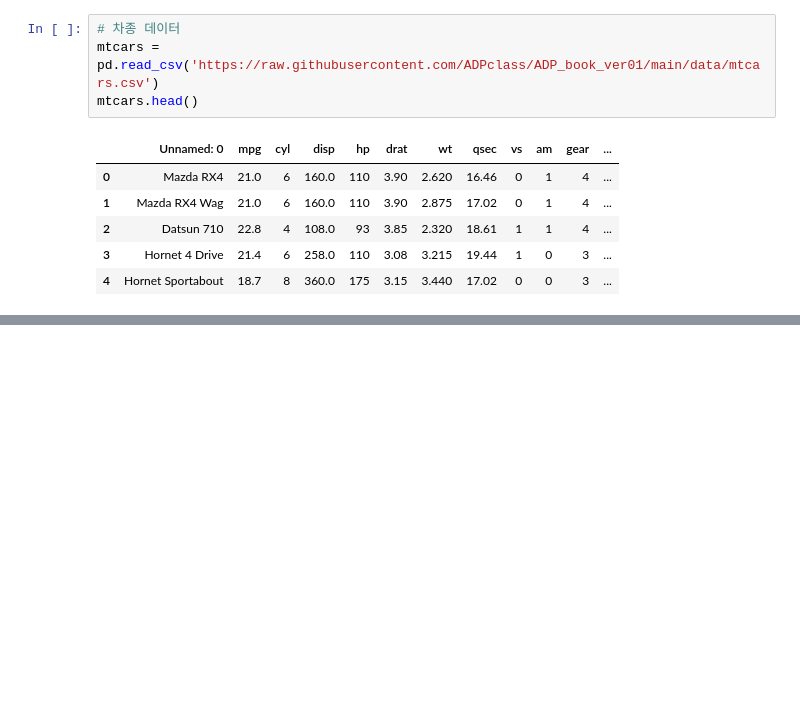
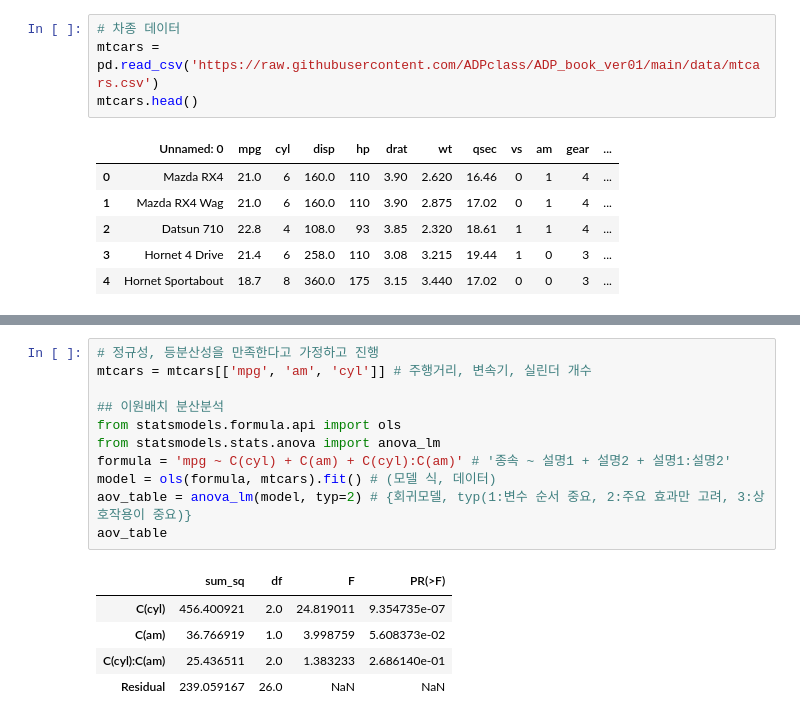
Before and after one commit to sai-with/ADP_prac, a Jupyter notebook: statics/ANOVA.ipynb, the cells around one changed output, grey strips where cells are left out. Cells and saved outputs as stored; diff of their text form; blank space fills up the shorter version.

```diff
--- a/statics/ANOVA.ipynb
+++ b/statics/ANOVA.ipynb
@@ -147,0 +164,17 @@ mtcars.head()
+# %%
+# 정규성, 등분산성을 만족한다고 가정하고 진행
+mtcars = mtcars[['mpg', 'am', 'cyl']] # 주행거리, 변속기, 실린더 개수
+
+## 이원배치 분산분석
+from statsmodels.formula.api import ols
+from statsmodels.stats.anova import anova_lm
+formula = 'mpg ~ C(cyl) + C(am) + C(cyl):C(am)' # '종속 ~ 설명1 + 설명2 + 설명1:설명2'
+model = ols(formula, mtcars).fit() # (모델 식, 데이터)
+aov_table = anova_lm(model, typ=2) # {회귀모델, typ(1:변수 순서 중요, 2:주요 효과만 고려, 3:상호작용이 중요)}
+aov_table
+# %% [output]
+|  | sum_sq | df | F | PR(>F) |
+| C(cyl) | 456.400921 | 2.0 | 24.819011 | 9.354735e-07 |
+| C(am) | 36.766919 | 1.0 | 3.998759 | 5.608373e-02 |
+| C(cyl):C(am) | 25.436511 | 2.0 | 1.383233 | 2.686140e-01 |
+| Residual | 239.059167 | 26.0 | NaN | NaN |
```
Also changed, not shown: parts of 4 cells of this notebook.
